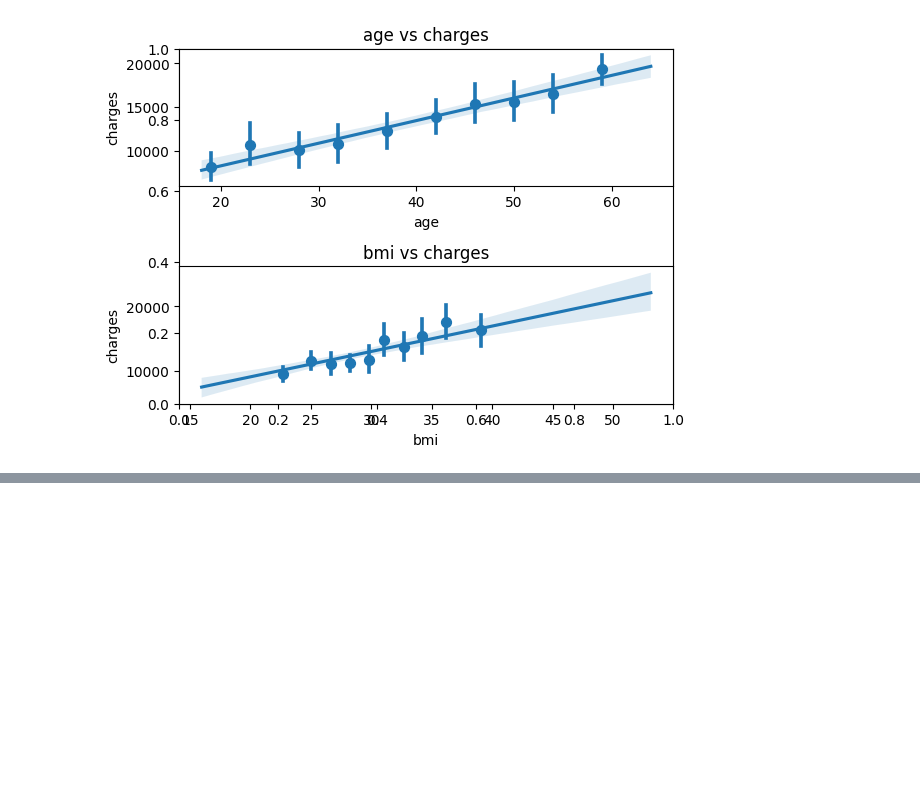
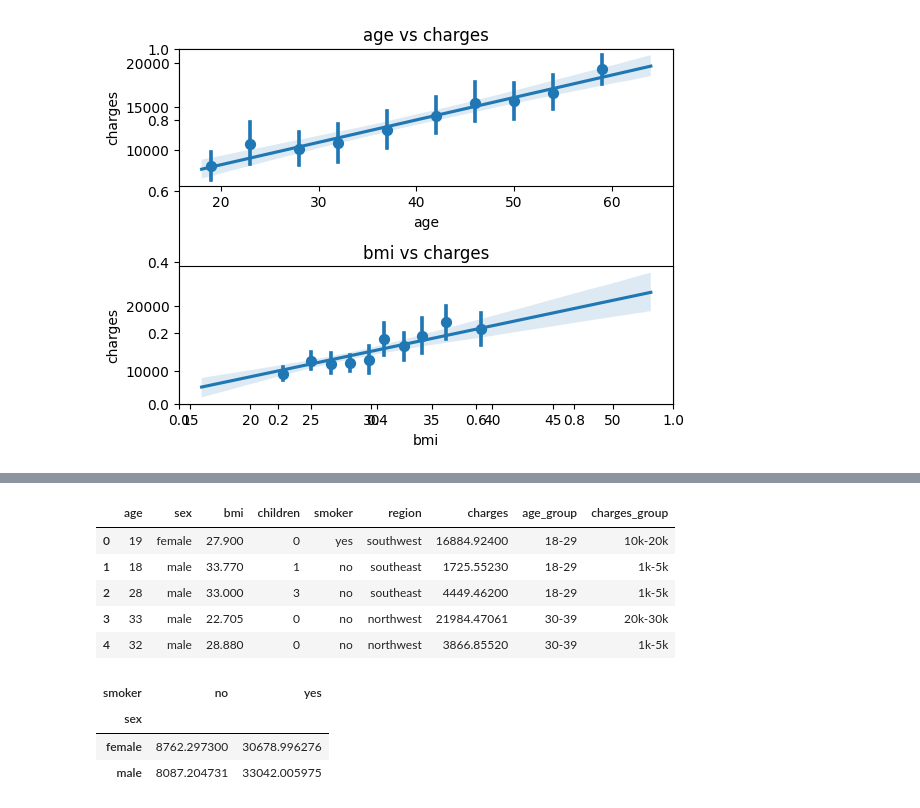
Before and after one commit to asgita/Insurance-data-analysis, a Jupyter notebook: DataVisualization.ipynb, the cells around one changed output, grey strips where cells are left out. Drawn from its saved outputs; the diff is of its cells as text; code cells hidden in the pictures; blank space fills up the shorter version.

```diff
--- a/DataVisualization.ipynb
+++ b/DataVisualization.ipynb
@@ -120,0 +150,22 @@ plt.show()
+# %%
+bins_2 = [1000, 5000, 10000, 20000, 30000, 40000, 50000, 60000, 70000]
+labels_2 = ['1k-5k', '5k-10k', '10k-20k', '20k-30k', '30k-40k', '40k-50k', '50k-60k', '60k-70k',]
+
+df['charges_group'] = pd.cut(df.charges, bins_2, labels=labels_2, include_lowest=True)
+df.head()
+# %% [output]
+|  | age | sex | bmi | children | smoker | region | charges | age_group | charges_group |
+| 0 | 19 | female | 27.900 | 0 | yes | southwest | 16884.92400 | 18-29 | 10k-20k |
+| 1 | 18 | male | 33.770 | 1 | no | southeast | 1725.55230 | 18-29 | 1k-5k |
+| 2 | 28 | male | 33.000 | 3 | no | southeast | 4449.46200 | 18-29 | 1k-5k |
+| 3 | 33 | male | 22.705 | 0 | no | northwest | 21984.47061 | 30-39 | 20k-30k |
+| 4 | 32 | male | 28.880 | 0 | no | northwest | 3866.85520 | 30-39 | 1k-5k |
+# %%
+
+sex_smoker_charges = df.pivot_table(index='sex', columns='smoker', values='charges')
+sex_smoker_charges
+# %% [output]
+| smoker | no | yes |
+| sex |  |  |
+| female | 8762.297300 | 30678.996276 |
+| male | 8087.204731 | 33042.005975 |
```
Also changed, not shown: parts of 5 cells of this notebook.
